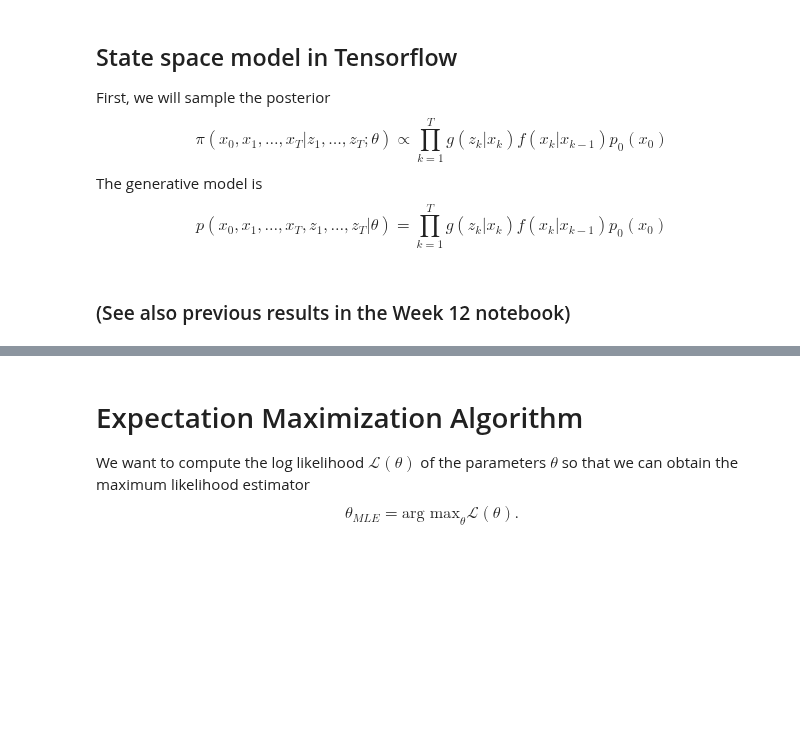
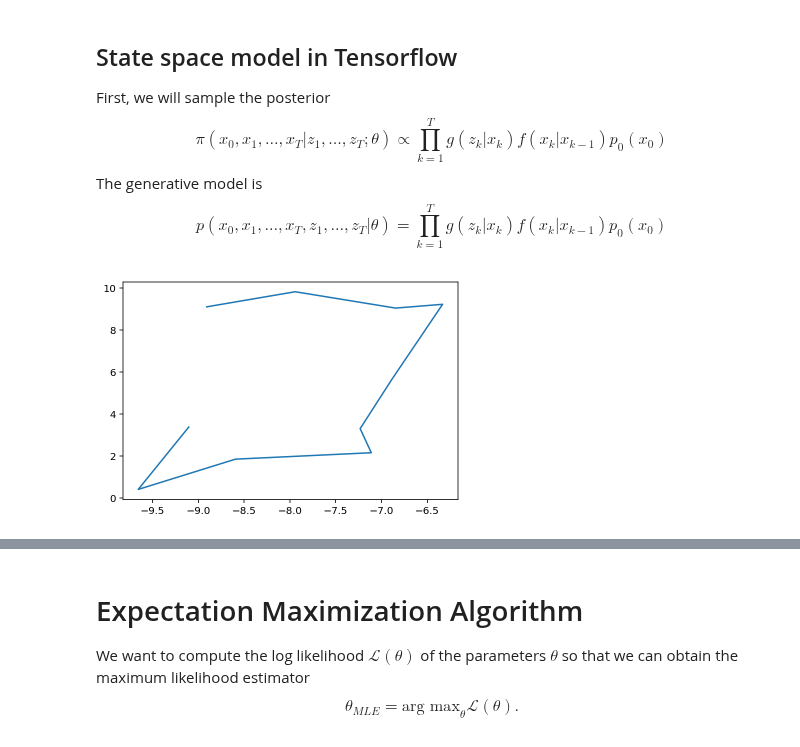
Before and after one commit to newby-jay/MATH509-Fall2022-JupyterNotebooks, a Jupyter notebook: Week 13.ipynb, the cells around one changed output, grey strips where cells are left out. Saved outputs shown, nothing was run; the diff lists cells and outputs as text; code cells hidden in the pictures; blank space fills up the shorter version.

Commit message:
week 13 updates

```diff
--- a/Week 13.ipynb
+++ b/Week 13.ipynb
@@ -38,5 +63,14 @@ First, we will sample the posterior
 $$\pi(x_0, x_1, \ldots, x_T | z_1, \ldots, z_T; \theta) \propto \prod_{k=1}^{T}g(z_k| x_k)f(x_k | x_{k-1})p_0(x_0)$$
 The generative model is
 $$p(x_0, x_1, \ldots, x_T, z_1, \ldots, z_T | \theta) = \prod_{k=1}^{T}g(z_k| x_k)f(x_k | x_{k-1})p_0(x_0)$$
-# %% [markdown]
-### (See also previous results in the Week 12 notebook)
+# %%
+Nt = 10 ## number of measured positions from bear's trackinkg collar
+sigma_obs = 0.2
+sigma = 2.
+
+X0true = -25. + 50.*rand(1, 2) ## bear's initial position
+Xtrue = X0true + normal(0, sigma, [Nt, 2]).cumsum(axis=0)
+Z = Xtrue + normal(0, sigma_obs, [Nt, 2]) ## add observation error to the path
+plot(Z[:, 0], Z[:, 1]);
+# %% [output]
+[figure, added]
```
Also changed, not shown: parts of 20 cells of this notebook, 1 other file.
